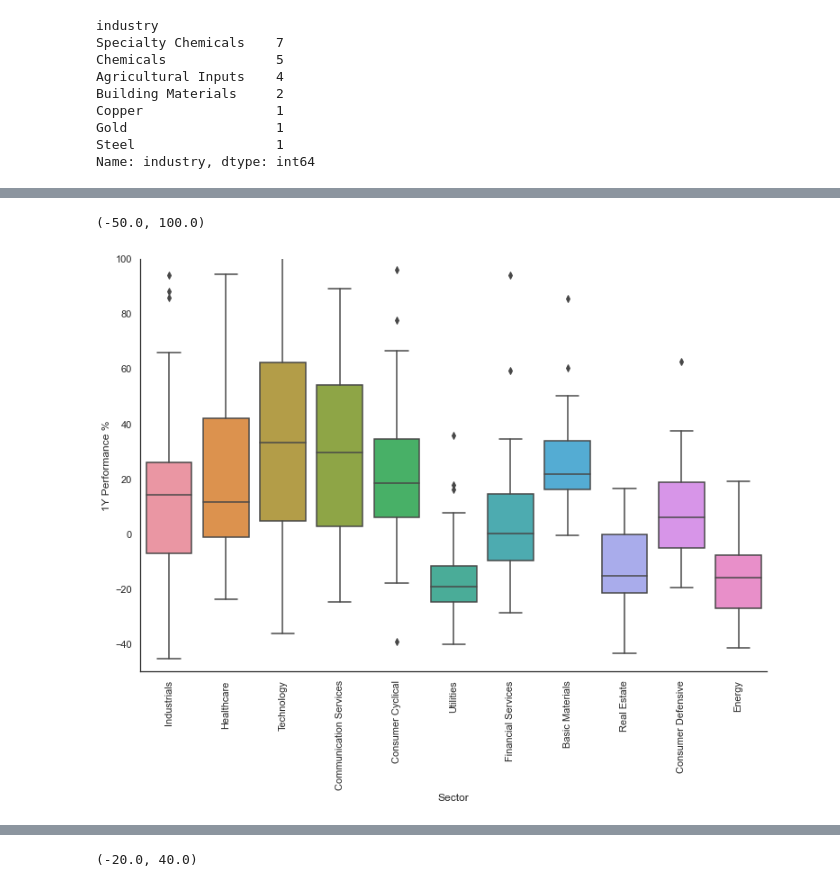
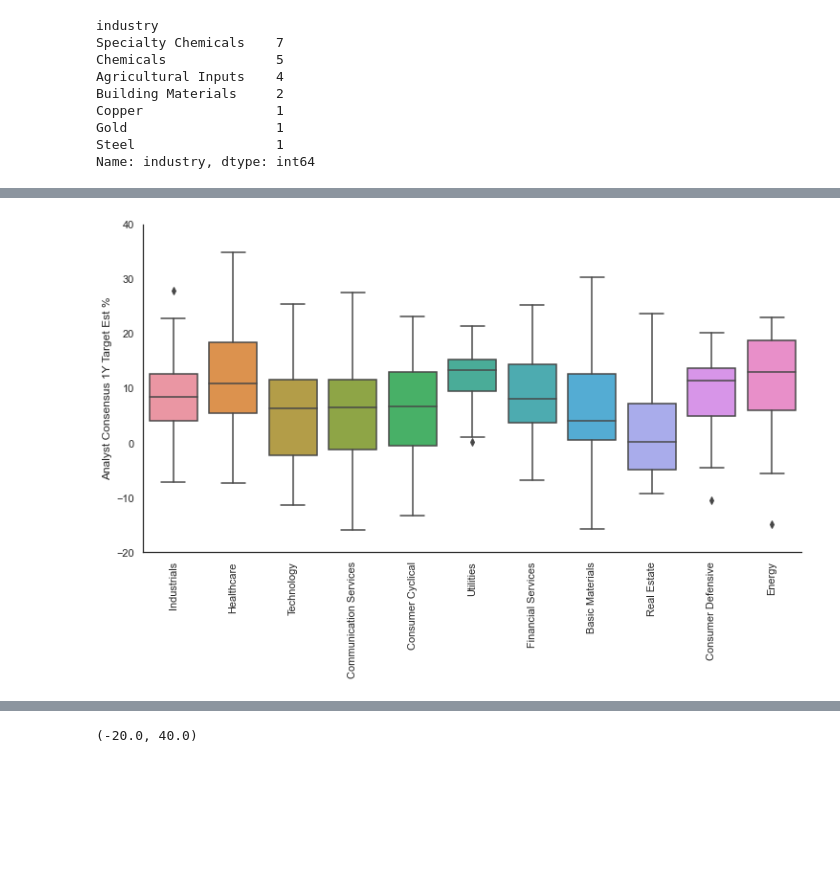
Before and after one commit to egn202/Python_Scrapy_SP500_Stocks, a Jupyter notebook: clean_data/visuals_and_sector_analysis.ipynb, the cells around one changed output, grey strips where cells are left out. Drawn from its saved outputs; the diff is of its cells as text; code cells hidden in the pictures; blank space fills up the shorter version.

```diff
--- a/clean_data/exploratory_scratch.ipynb
+++ b/clean_data/visuals_and_sector_analysis.ipynb
@@ -122,8 +93,9 @@ plt.ylim(0,70)
 # %%
-#testing
-sns.set_style("white")
-g = sns.catplot(x="sector", y="env_risk", kind="box", data=df, height=7, aspect=1.5)
+#gtg
+g = sns.catplot(x="sector", y="esg_score", kind="box", data=df, height=7, aspect=1.5)
 g.set_xticklabels(rotation=90)
-g.set(xlabel="Sector", ylabel = "ESG Score")
+g.set(xlabel="", ylabel = "ESG Score")
+plt.tight_layout()
+plt.savefig('sector_esg.png')
 # plt.ylim(-50,100)
 # %% [output]
@@ -141,10 +123,11 @@ g.set(xlabel="Sector", ylabel = "ESG Score")
 # %%
 #gtg
-g = sns.catplot(x="sector", y="perf_1y", kind="box", data=df, height=7, aspect=1.5)
+g = sns.catplot(x="sector", y="analyst_est", kind="box", data=df, height=7, aspect=1.5)
 g.set_xticklabels(rotation=90)
-g.set(xlabel="Sector", ylabel = "1Y Performance %")
-plt.ylim(-50,100)
+g.set(xlabel="", ylabel = "Analyst Consensus 1Y Target Est %")
+plt.ylim(-20,40)
+plt.tight_layout()
+plt.savefig('sector_1y.png')
 # %% [output]
-(-50.0, 100.0)
-[figure, old version]
+[figure, new version]
 # %%
```
Also changed, not shown: parts of 12 cells of this notebook, 1 other file.
